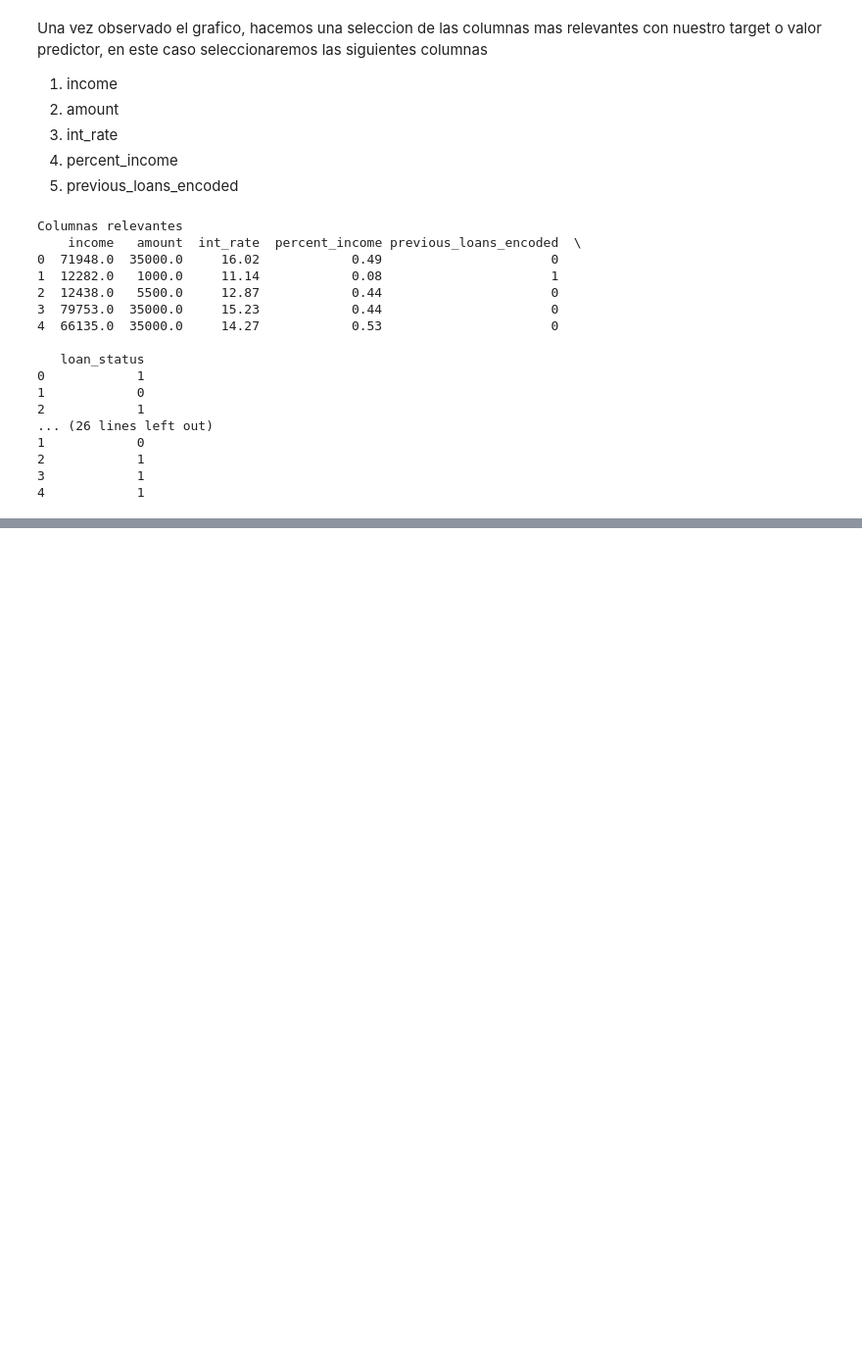
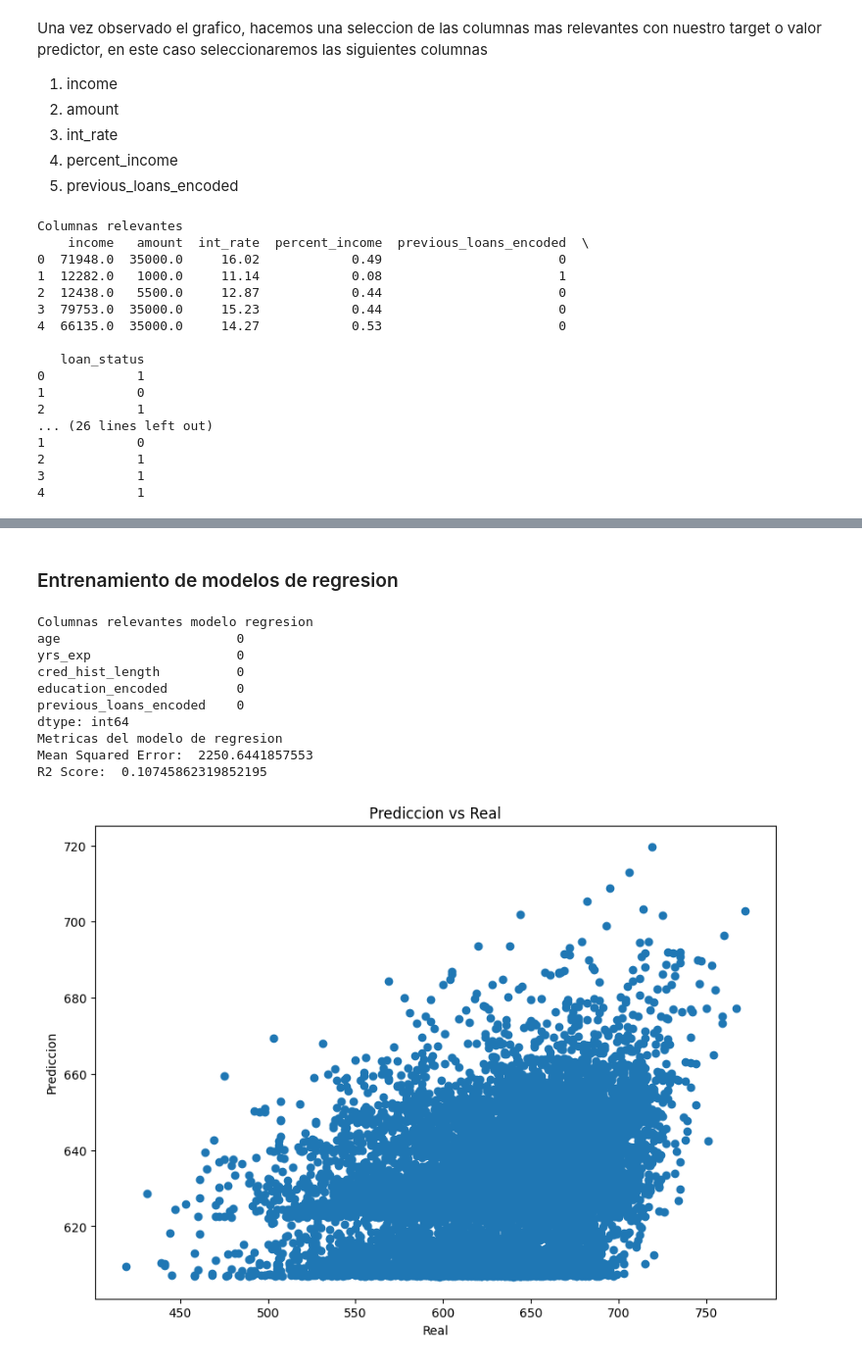
Before and after one commit to ricmiber96/IABD, a Jupyter notebook: PIA/UD03/UD03_Analisis_Crediticio/UD_03_Analisis_Crediticio.ipynb, the cells around one changed output, grey strips where cells are left out. Shown at 98% size. Cells and saved outputs as stored; diff of their text form; code cells hidden in the pictures; blank space fills up the shorter version.

```diff
--- a/PIA/UD03/UD03_Analisis_Crediticio/UD_03_Analisis_Crediticio.ipynb
+++ b/PIA/UD03/UD03_Analisis_Crediticio/UD_03_Analisis_Crediticio.ipynb
@@ -27,8 +27,9 @@ print(data.describe())
 print("Mostrar los primeros 5 registros")
 print(data.head())
 
-#Guardamos la variable de target
+#Guardamos las variable de target de clasificación y regresión
 target = 'loan_status'
+target_regresion = 'risk_score'
 # %% [output]
 (45000, 14)
 <class 'pandas.core.frame.DataFrame'>
@@ -287,6 +320,10 @@ Una vez observado el grafico, hacemos una seleccion de las columnas mas relevant
 4. percent_income
 5. previous_loans_encoded
 # %%
+
+relevant_columns_regresion = ['age', 'yrs_exp', 'cred_hist_length','education_encoded','previous_loans_encoded']
+data_regresion = data_encoded[relevant_columns_regresion + [target_regresion]]
+
 relevant_columns = ['income', 'amount', 'int_rate','percent_income','previous_loans_encoded']
 data_encoded = data_encoded[relevant_columns + [target]]
 
@@ -422,0 +450,46 @@ Score Train:  1.0
+# %% [markdown]
+### Entrenamiento de modelos de regresion
+# %%
+print("Columnas relevantes modelo regresion")
+print(data_regresion.head())
+print(data_regresion.info())
+
+#Seperamos las columnas predictoras y la variable target
+X = data_regresion.drop(columns=[target_regresion])
+y = data_regresion[target_regresion]
+
+# Escalar las características numéricas
+scaler = StandardScaler()
+X_scaled = scaler.fit_transform(X)
+
+#Dividimos el dataset en conjunto de entrenamiento y prueba
+X_train, X_test, y_train, y_test = train_test_split(X, y, test_size=0.2, random_state=42)
+
+#Creamos el modelo y entrenamos
+from sklearn.linear_model import LinearRegression
+from sklearn.ensemble import RandomForestRegressor
+from sklearn.tree import DecisionTreeRegressor
+from sklearn.metrics import mean_squared_error, r2_score
+
+model = LinearRegression()
+model.fit(X_train, y_train)
+
+#Predicciones
+y_pred = model.predict(X_test)
+
+#Metricas
+print("Metricas del modelo de regresion")
+print("Mean Squared Error: ", mean_squared_error(y_test, y_pred))
+print("R2 Score: ", r2_score(y_test, y_pred))
+# %% [output]
+Columnas relevantes modelo regresion
+age                       0
+yrs_exp                   0
+cred_hist_length          0
+education_encoded         0
+previous_loans_encoded    0
+dtype: int64
+Metricas del modelo de regresion
+Mean Squared Error:  2250.6441857553
+R2 Score:  0.10745862319852195
+[figure, added]
```
Also changed, not shown: parts of 10 cells of this notebook.
